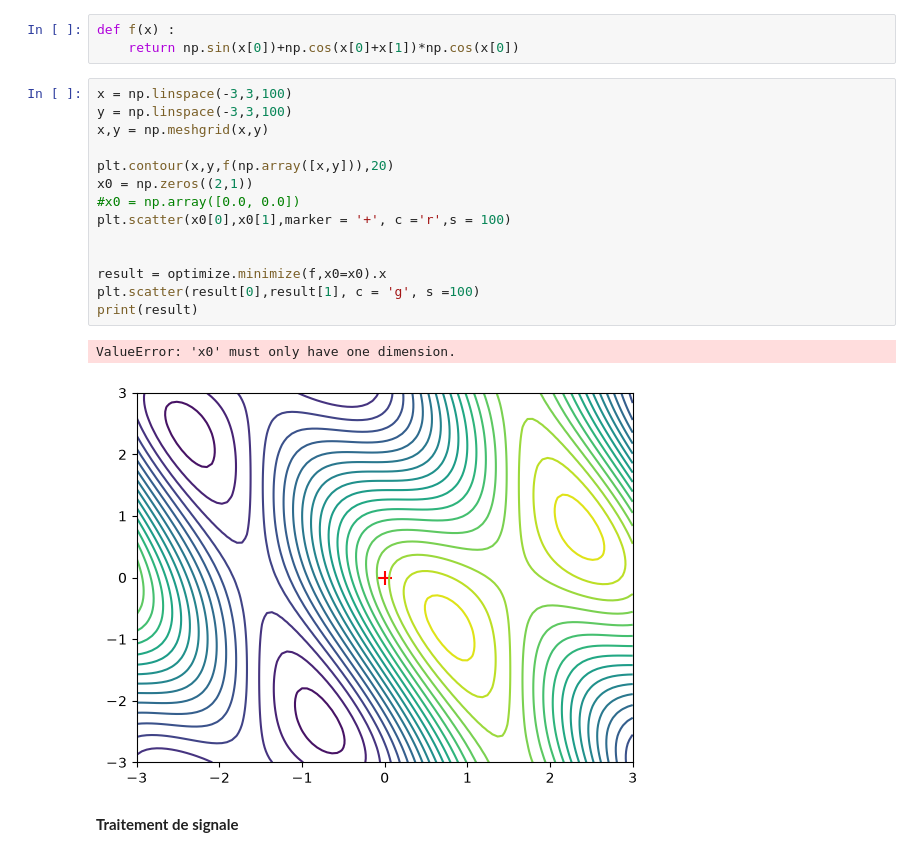
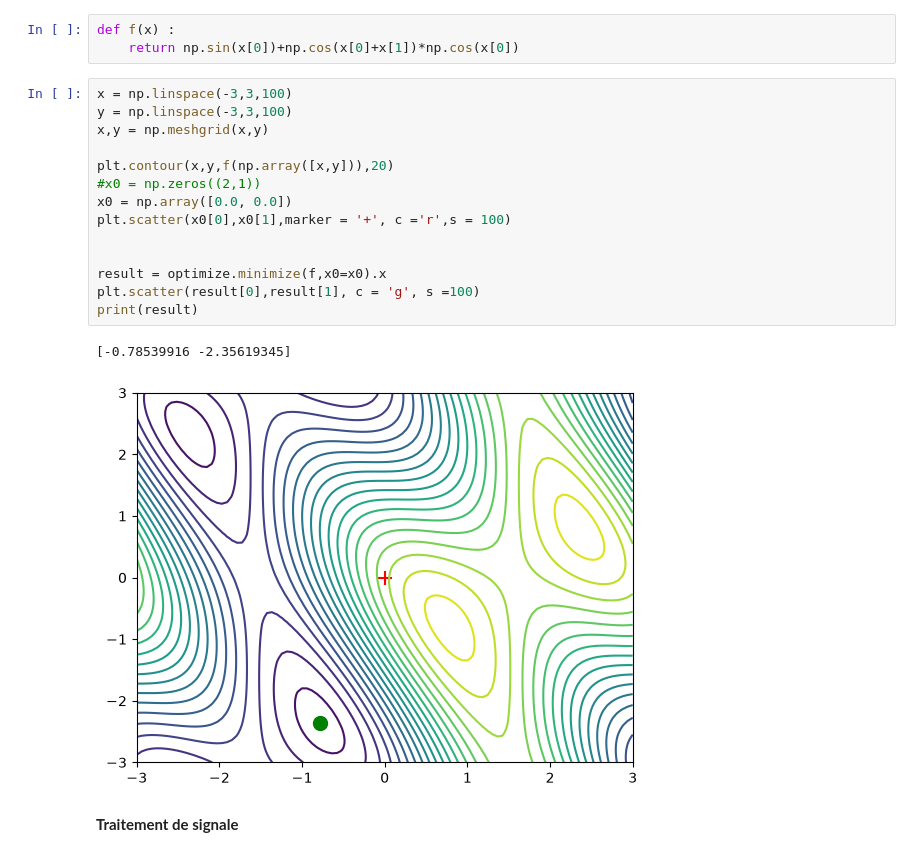
Before and after one commit to Balde44-art/Intro2Python, a Jupyter notebook: lesson_4.ipynb, the cells around one changed output. Drawn from its saved outputs; the diff is of its cells as text.

```diff
--- a/lesson_4.ipynb
+++ b/lesson_4.ipynb
@@ -96,20 +96,20 @@ def f(x) :
 # %%
 x = np.linspace(-3,3,100)
 y = np.linspace(-3,3,100)
 x,y = np.meshgrid(x,y)
 
 plt.contour(x,y,f(np.array([x,y])),20)
-x0 = np.zeros((2,1))
-#x0 = np.array([0.0, 0.0])
+#x0 = np.zeros((2,1))
+x0 = np.array([0.0, 0.0])
 plt.scatter(x0[0],x0[1],marker = '+', c ='r',s = 100)
 
 
 result = optimize.minimize(f,x0=x0).x
 plt.scatter(result[0],result[1], c = 'g', s =100)
 print(result)
 # %% [output]
-ValueError: 'x0' must only have one dimension.
+[-0.78539916 -2.35619345]
-[figure, old version]
+[figure, new version]
 # %% [markdown]
 **Traitement de signale**
 # %% [markdown]
```
Also changed, not shown: parts of 15 cells of this notebook, 5 other files.
